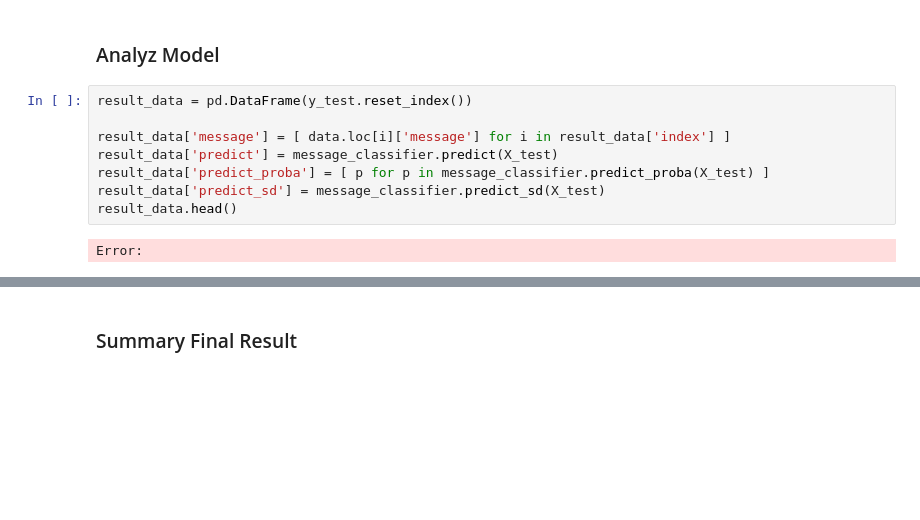
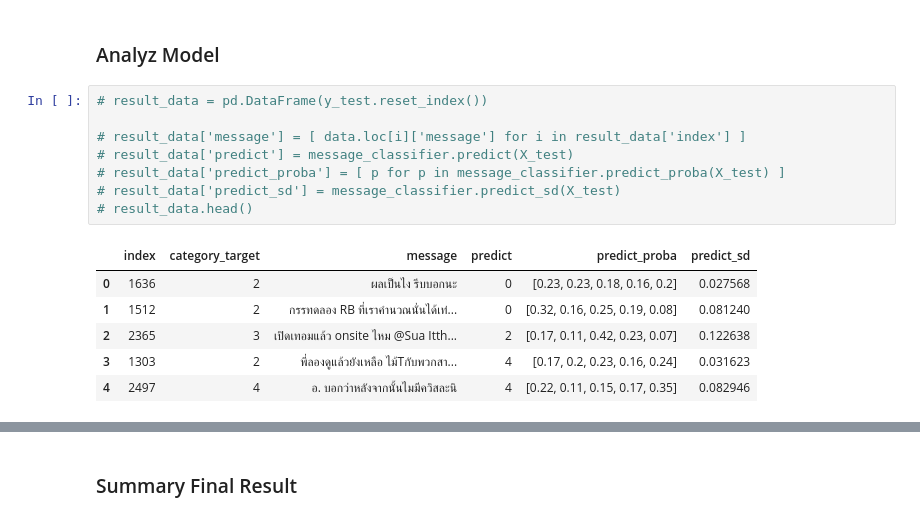
Before and after one commit to 6210110297/chat-topic-classification, a Jupyter notebook: prototype_4.ipynb, the cells around one changed output, grey strips where cells are left out. Saved outputs shown, nothing was run; the diff lists cells and outputs as text; blank space fills up the shorter version.

```diff
--- a/prototype_4.ipynb
+++ b/prototype_4.ipynb
@@ -428,13 +429,18 @@ Error:
 # %% [markdown]
 ### Analyz Model
 # %%
-result_data = pd.DataFrame(y_test.reset_index())
+# result_data = pd.DataFrame(y_test.reset_index())
 
-result_data['message'] = [ data.loc[i]['message'] for i in result_data['index'] ]
-result_data['predict'] = message_classifier.predict(X_test)
-result_data['predict_proba'] = [ p for p in message_classifier.predict_proba(X_test) ]
-result_data['predict_sd'] = message_classifier.predict_sd(X_test)
-result_data.head()
+# result_data['message'] = [ data.loc[i]['message'] for i in result_data['index'] ]
+# result_data['predict'] = message_classifier.predict(X_test)
+# result_data['predict_proba'] = [ p for p in message_classifier.predict_proba(X_test) ]
+# result_data['predict_sd'] = message_classifier.predict_sd(X_test)
+# result_data.head()
 # %% [output]
-Error:
+|  | index | category_target | message | predict | predict_proba | predict_sd |
+| 0 | 1636 | 2 | ผลเป็นไง รีบบอกนะ | 0 | [0.23, 0.23, 0.18, 0.16, 0.2] | 0.027568 |
+| 1 | 1512 | 2 | กรรทดลอง RB ที่เราคำนวณนั่นได้เท่... | 0 | [0.32, 0.16, 0.25, 0.19, 0.08] | 0.081240 |
+| 2 | 2365 | 3 | เปิดเทอมแล้ว onsite ไหม @Sua Itth... | 2 | [0.17, 0.11, 0.42, 0.23, 0.07] | 0.122638 |
+| 3 | 1303 | 2 | พี่ลองดูแล้วยังเหลือ ไม้Tกับพวกสา... | 4 | [0.17, 0.2, 0.23, 0.16, 0.24] | 0.031623 |
+| 4 | 2497 | 4 | อ. บอกว่าหลังจากนั้นไมมีควิสละนิ | 4 | [0.22, 0.11, 0.15, 0.17, 0.35] | 0.082946 |
 # %%
```
Also changed, not shown: parts of 62 cells of this notebook.
